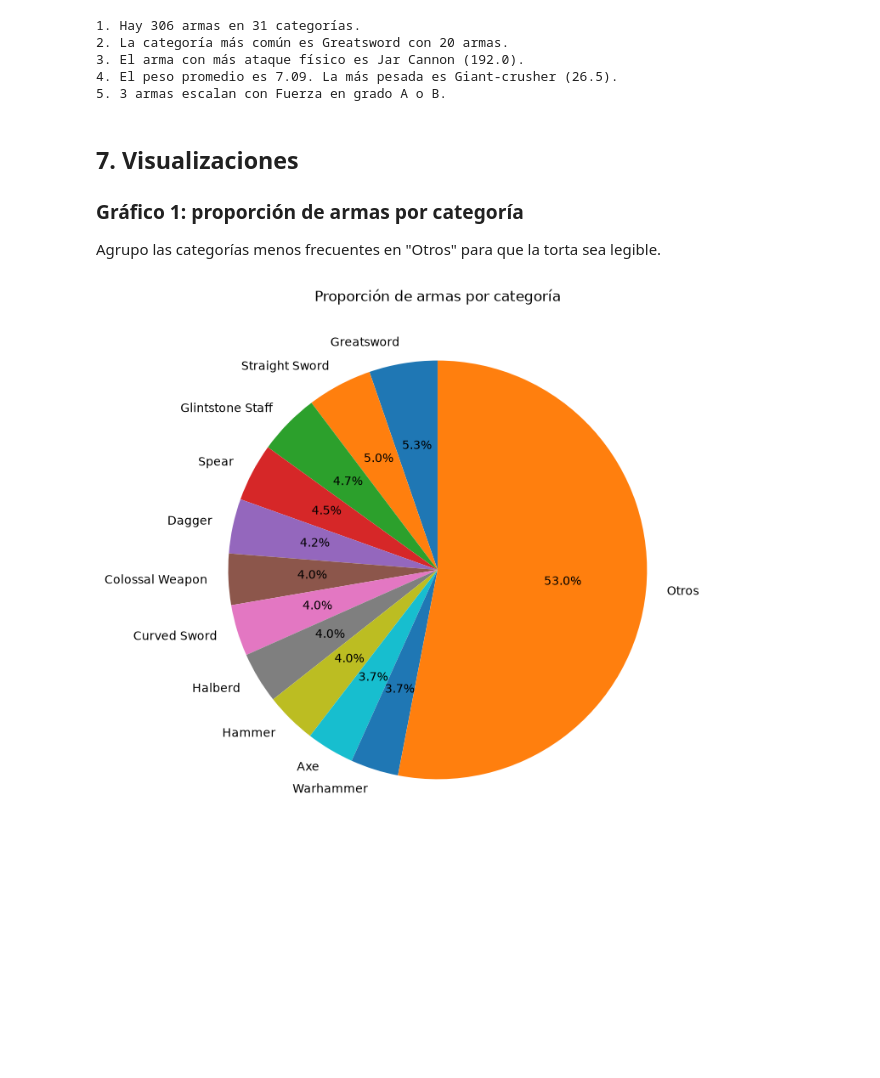
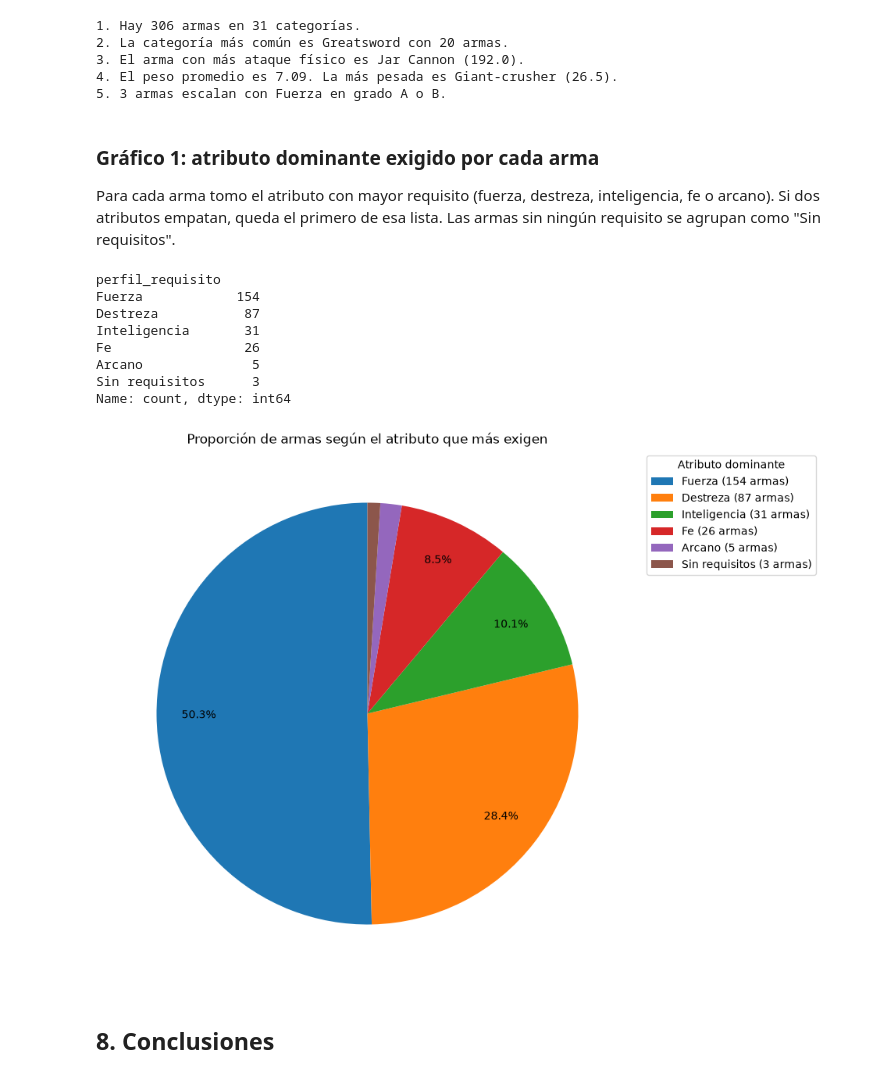
Before and after one commit to Juandiegogomezz/taller3-elden-ring, a Jupyter notebook: analisis_armas.ipynb, the cells around one changed output. Drawn from its saved outputs; the diff is of its cells as text; code cells hidden in the pictures; blank space fills up the shorter version.

```diff
--- a/analisis_armas.ipynb
+++ b/analisis_armas.ipynb
@@ -163,18 +212,43 @@ print(f"5. {n_ab} armas escalan con Fuerza en grado A o B.")
 4. El peso promedio es 7.09. La más pesada es Giant-crusher (26.5).
 5. 3 armas escalan con Fuerza en grado A o B.
 # %% [markdown]
-## 7. Visualizaciones
-### Gráfico 1: proporción de armas por categoría
-Agrupo las categorías menos frecuentes en "Otros" para que la torta sea legible.
+### Gráfico 1: atributo dominante exigido por cada arma
+Para cada arma tomo el atributo con mayor requisito (fuerza, destreza, inteligencia, fe o
+arcano). Si dos atributos empatan, queda el primero de esa lista. Las armas sin ningún
+requisito se agrupan como "Sin requisitos".
 # %%
-conteo = df["categoria"].value_counts()
-principales = conteo.head(11)
-otros = conteo.iloc[6:].sum()
-datos = pd.concat([principales, pd.Series({"Otros": otros})])
+nombres_atributo = {
+    "req_fuerza": "Fuerza", "req_destreza": "Destreza", "req_inteligencia": "Inteligencia",
+    "req_fe": "Fe", "req_arcano": "Arcano",
+}
 
-plt.figure(figsize=(8, 8))
-plt.pie(datos, labels=datos.index, autopct="%1.1f%%", startangle=90)
-plt.title("Proporción de armas por categoría")
-plt.show()
+req = df[cols_req]
+perfil = req.idxmax(axis=1).map(nombres_atributo)
+perfil[req.sum(axis=1) == 0] = "Sin requisitos"
+df["perfil_requisito"] = perfil
+
+df["perfil_requisito"].value_counts()
 # %% [output]
-[figure, removed]
+perfil_requisito
+Fuerza            154
+Destreza           87
+Inteligencia       31
+Fe                 26
+Arcano              5
+Sin requisitos      3
+Name: count, dtype: int64
+# %%
+conteo = df["perfil_requisito"].value_counts()
+
+plt.figure(figsize=(9, 8))
+plt.pie(conteo, labels=None, startangle=90, pctdistance=0.8,
+        autopct=lambda p: f"{p:.1f}%" if p >= 3 else "")
+plt.legend([f"{cat} ({n} armas)" for cat, n in conteo.items()],
+           title="Atributo dominante", bbox_to_anchor=(1.02, 1), loc="upper left")
+plt.title("Proporción de armas según el atributo que más exigen")
+plt.tight_layout()
+plt.show()
+# %% [output]
+[figure, added]
+# %% [markdown]
+## 8. Conclusiones
```
Also changed, not shown: parts of 8 cells of this notebook.
